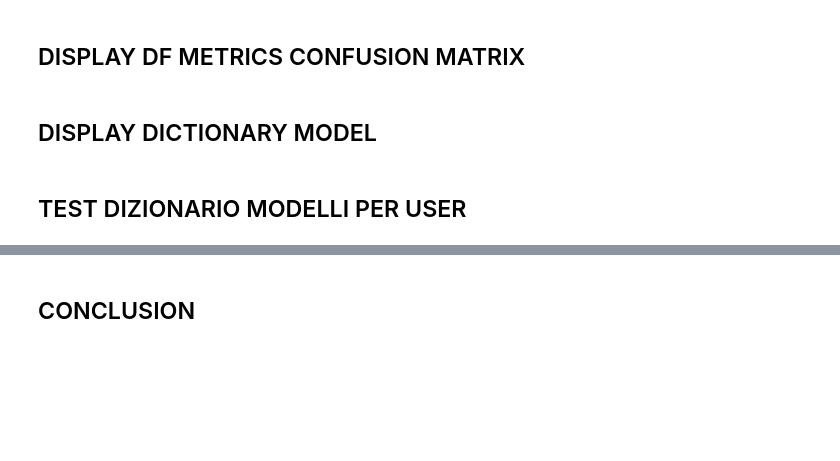
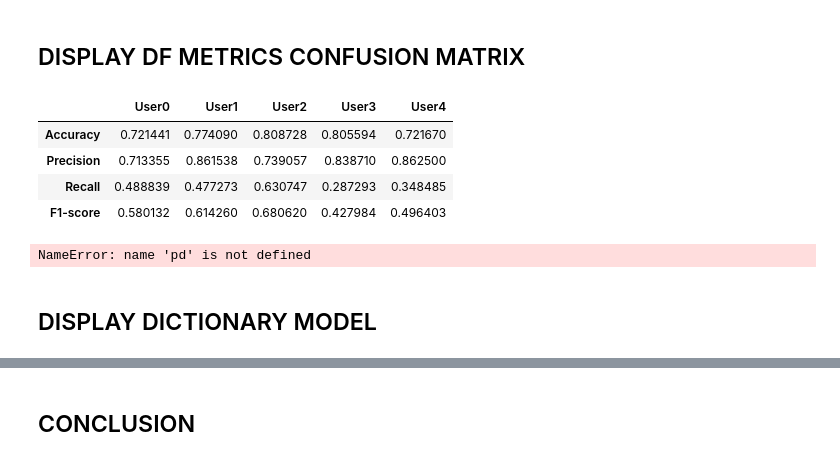
Before and after one commit to alelovo/Project_MachineLearning, a Jupyter notebook: NN.ipynb, the cells around one changed output, grey strips where cells are left out. Drawn from its saved outputs; the diff is of its cells as text; code cells hidden in the pictures; blank space fills up the shorter version.

```diff
--- a/NN.ipynb
+++ b/NN.ipynb
@@ -859,6 +864,21 @@ To address these issues, platforms often combine content-based and collaborative
+# %%
+df_metrics_total = pd.concat([dizio_model_user['User0']['recommendations']['metrics'],dizio_model_user['User1']['recommendations']['metrics'],dizio_model_user['User2']['recommendations']['metrics'],dizio_model_user['User3']['recommendations']['metrics'],dizio_model_user['User4']['recommendations']['metrics']], axis=1)
+type(df_metrics_total)
+#df_metrics_total.columns(colume_name = ['User0','User1','User2','User3','User4'])
+df_metrics_total.columns = ['User0','User1','User2','User3','User4']
+df_metrics_total
+# %% [output]
+|  | User0 | User1 | User2 | User3 | User4 |
+| Accuracy | 0.721441 | 0.774090 | 0.808728 | 0.805594 | 0.721670 |
+| Precision | 0.713355 | 0.861538 | 0.739057 | 0.838710 | 0.862500 |
+| Recall | 0.488839 | 0.477273 | 0.630747 | 0.287293 | 0.348485 |
+| F1-score | 0.580132 | 0.614260 | 0.680620 | 0.427984 | 0.496403 |
+# %%
+df_metrics_mean = pd.DataFrame(data = df_metrics_total.mean(axis=1), columns=['Mean_Metrics'])
+display(df_metrics_mean.round(3))
+# %% [output]
+NameError: name 'pd' is not defined
 # %% [markdown]
 ## DISPLAY DICTIONARY MODEL
 # %%
 #display(dizio_model_user)
-# %% [markdown]
-## TEST DIZIONARIO MODELLI PER USER
```
Also changed, not shown: parts of 11 cells of this notebook, 3 other files.
